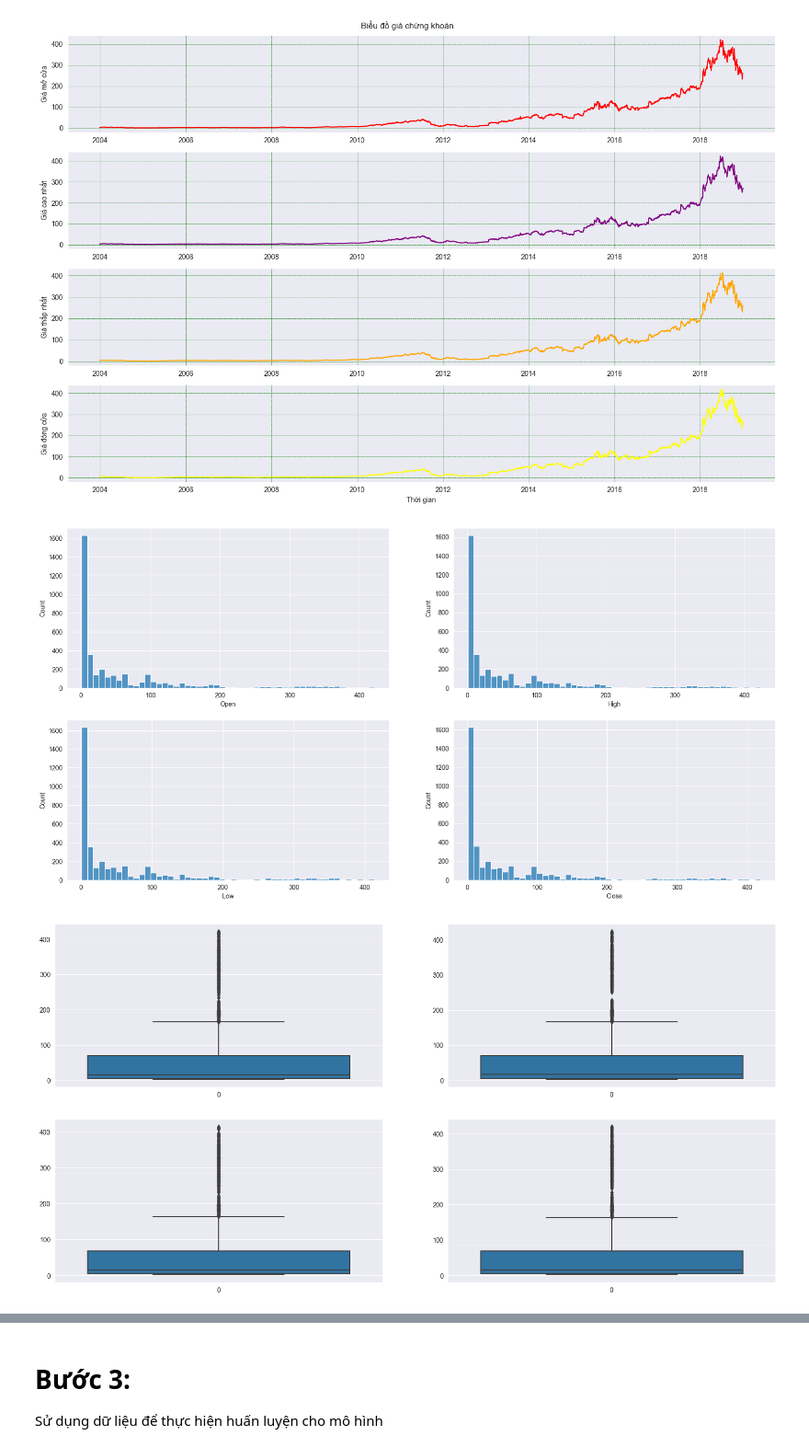
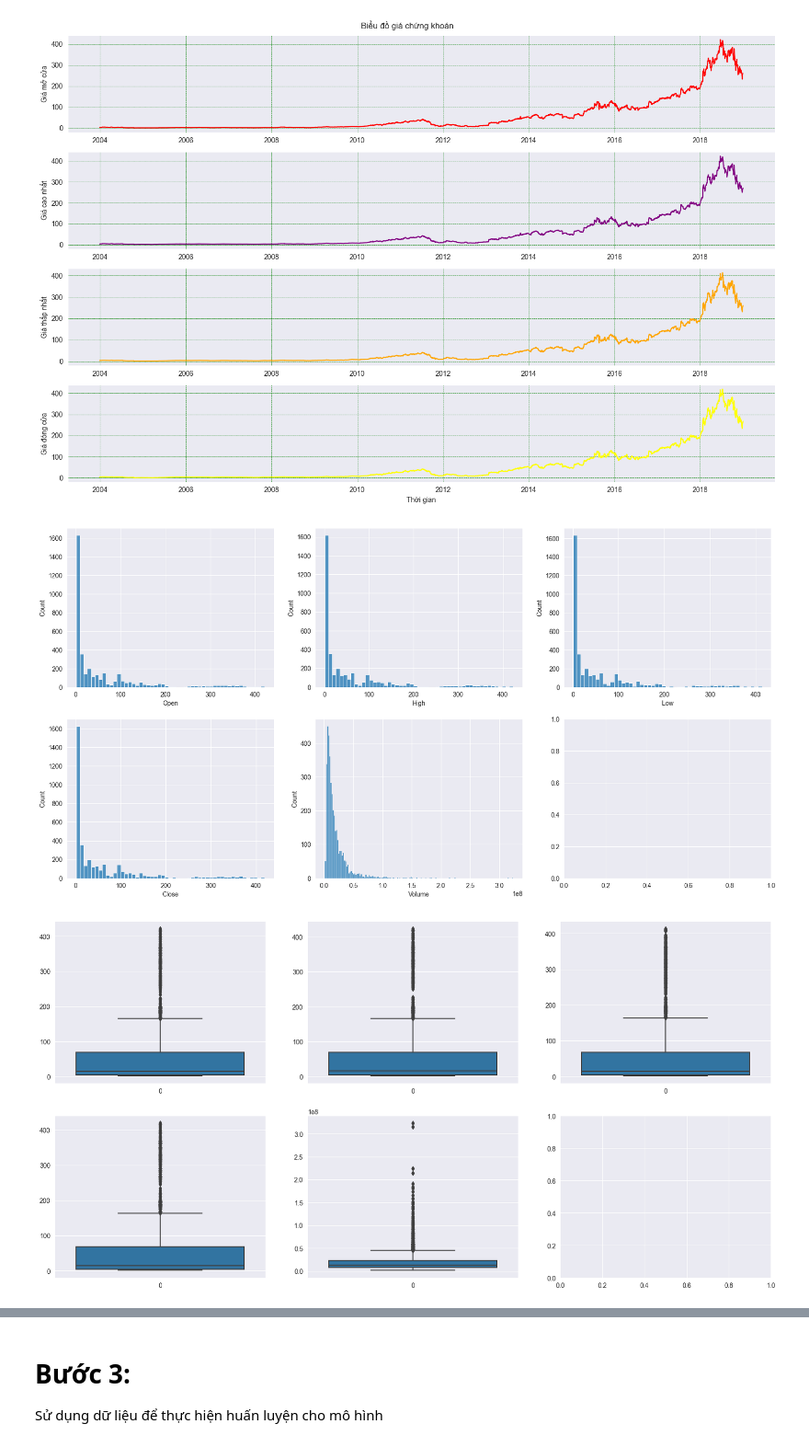
Before and after one commit to JohnsonAudreyRalph/Major_Assignment, a Jupyter notebook: Train_Data.ipynb, the cells around one changed output, grey strips where cells are left out. Shown: that part at 92% size. Saved outputs shown, nothing was run; the diff lists cells and outputs as text; code cells hidden in the pictures.

```diff
--- a/Train_Data.ipynb
+++ b/Train_Data.ipynb
@@ -13,8 +15,7 @@ from keras.layers import LSTM, Dense, Dropout
 # %% [markdown]
 <h1> Bước 2:</h1> Sử dụng, khai thác thông tin dữ liệu
 # %%
-data = pd.read_csv('Data.csv')
-data['Date'] = pd.to_datetime(data.Date, format='%Y-%m-%d')
+data = pd.read_csv('Data.csv', na_values=['null'], index_col='Date', parse_dates=True)
 # %%
 print(f"Số lượng dữ liệu: {data.shape[0]}x{data.shape[1]}")
 # %% [output]
@@ -22,4 +23,4 @@ Số lượng dữ liệu: 3776x7
 # %%
-data.drop(["Volume", "Adj Close"], axis=1, inplace=True)
+data.drop(["Adj Close"], axis=1, inplace=True)
 data.head() # 5 dòng đầu
 # %% [output]
@@ -111,20 +114,17 @@ plt.show()
 # %% [output]
 [figure]
 # %%
-import seaborn as sb
-features = ['Open', 'High', 'Low', 'Close']
-
-fig, axes = plt.subplots(2, 2, figsize=(20, 10))
-
+features = ['Open', 'High', 'Low', 'Close', 'Volume']
+fig, axes = plt.subplots(2, 3, figsize=(20, 10))
 for i, col in enumerate(features):
-    sb.histplot(data[col], ax=axes[i // 2, i % 2])
+    sb.histplot(data[col], ax=axes[i // 3, i % 3])
 plt.show()
 # %% [output]
-[figure, old version]
+[figure, new version]
 # %%
-fig, axes = plt.subplots(2, 2, figsize=(20, 10))
+fig, axes = plt.subplots(2, 3, figsize=(20, 10))
 for i, col in enumerate(features):
-    sb.boxplot(data[col], ax=axes[i // 2, i % 2])
+    sb.boxplot(data[col], ax=axes[i // 3, i % 3])
 plt.show()
 # %% [output]
-[figure, old version]
+[figure, new version]
```
Also changed, not shown: parts of 45 cells of this notebook, 7 other files.
